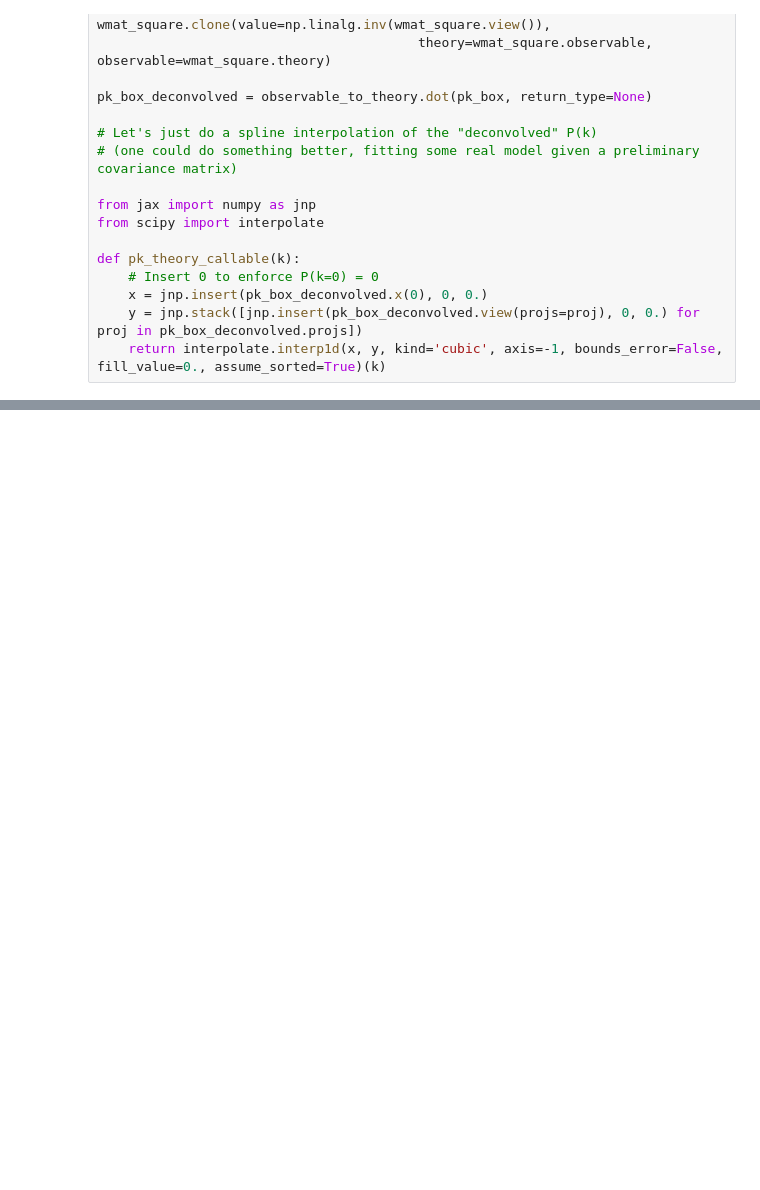
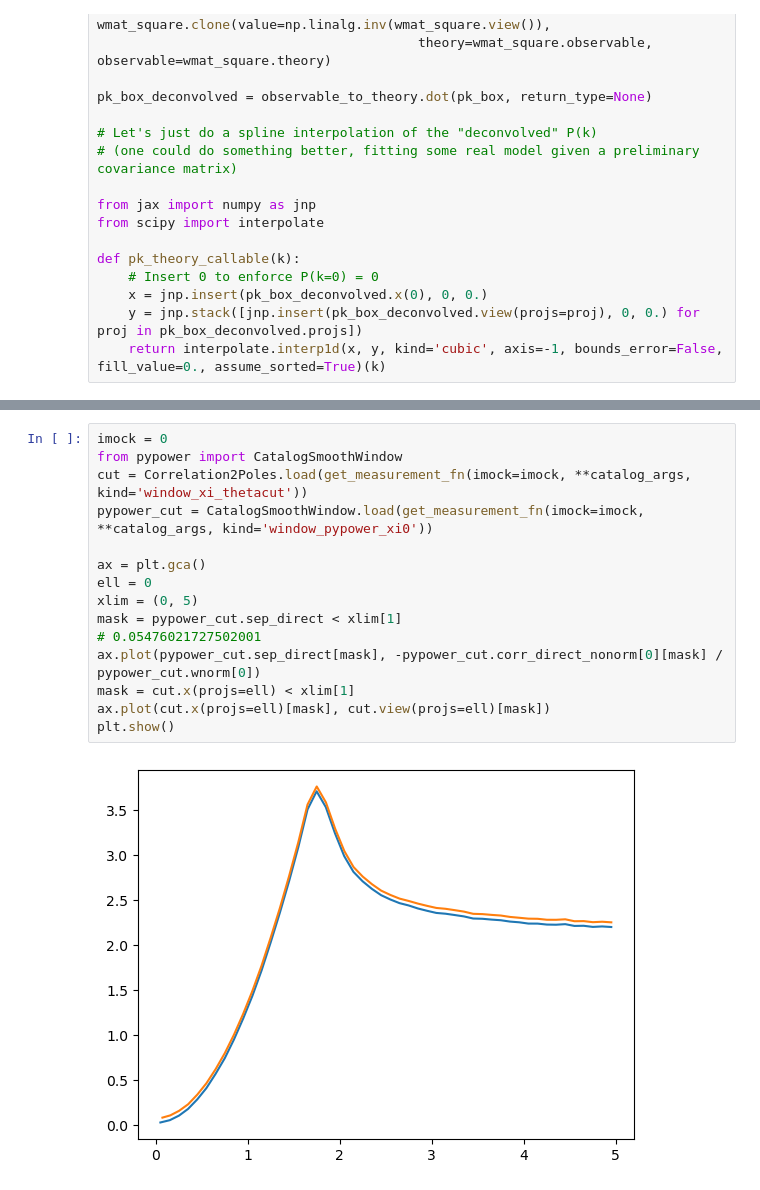
Before and after one commit to adematti/jax-power, a Jupyter notebook: scripts/window_abacus_hf.ipynb, the cells around one changed output, grey strips where cells are left out. Saved outputs shown, nothing was run; the diff lists cells and outputs as text; blank space fills up the shorter version.

```diff
--- a/scripts/window_abacus_hf.ipynb
+++ b/scripts/window_abacus_hf.ipynb
@@ -206,3 +219,20 @@ shotnoise.plot(show=True);
+# %%
+imock = 0
+from pypower import CatalogSmoothWindow
+cut = Correlation2Poles.load(get_measurement_fn(imock=imock, **catalog_args, kind='window_xi_thetacut'))
+pypower_cut = CatalogSmoothWindow.load(get_measurement_fn(imock=imock, **catalog_args, kind='window_pypower_xi0'))
+
+ax = plt.gca()
+ell = 0
+xlim = (0, 5)
+mask = pypower_cut.sep_direct < xlim[1]
+# 0.05476021727502001
+ax.plot(pypower_cut.sep_direct[mask], -pypower_cut.corr_direct_nonorm[0][mask] / pypower_cut.wnorm[0])
+mask = cut.x(projs=ell) < xlim[1]
+ax.plot(cut.x(projs=ell)[mask], cut.view(projs=ell)[mask])
+plt.show()
+# %% [output]
+[figure, added]
 # %%
 pks = [pypower_to_jaxpower(PowerSpectrumMultipoles.load(get_measurement_fn(imock=imock, **catalog_args, kind='pypower', remove_direct=True))) for imock in range(nmocks)]
 pypower_cutsky = Spectrum2Poles.mean(pks).slice(slice(0, None, rebin))
```
Also changed, not shown: parts of 11 cells of this notebook, 6 other files.
